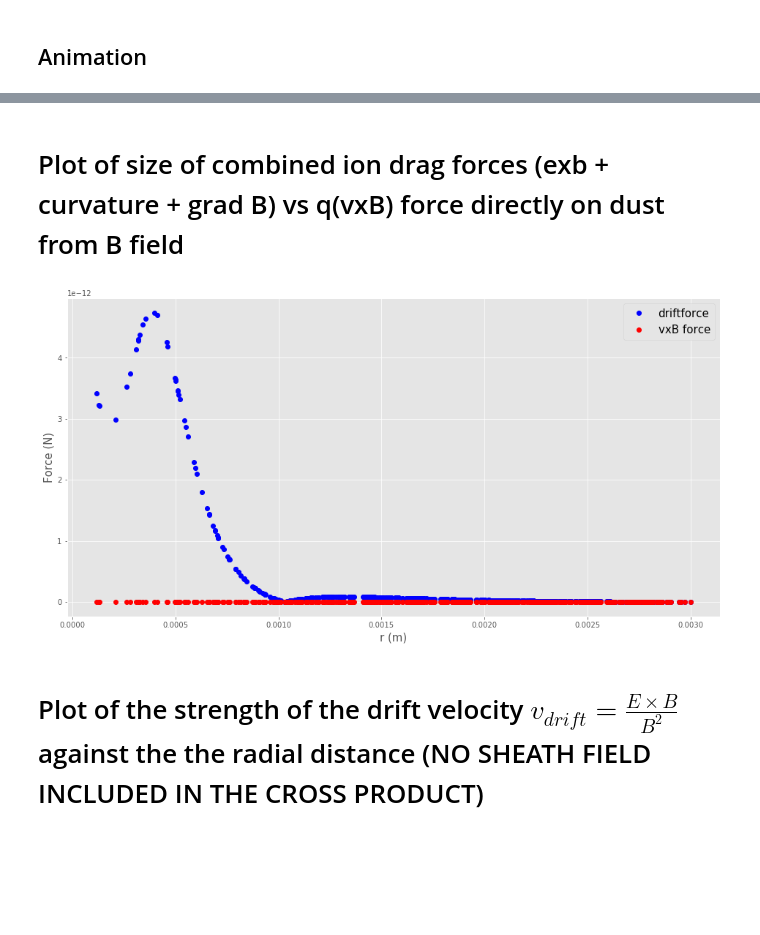
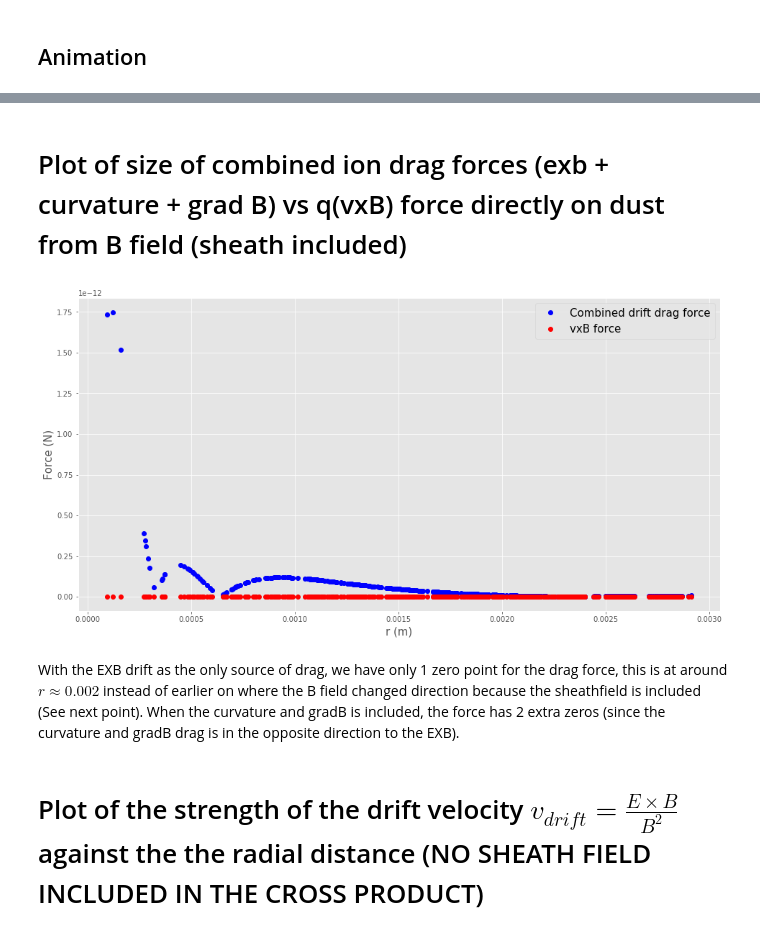
Before and after one commit to yue-wang-sabrina/dusty-plasmas, a Jupyter notebook: msci/jupyter/dust_analysis.ipynb, the cells around one changed output, grey strips where cells are left out. Cells and saved outputs as stored; diff of their text form; code cells hidden in the pictures; blank space fills up the shorter version.

Commit message:
Mainly changes to jupiter notebook files for dust_analysis to look at relationships of B field with others, also updated gradB derivation

```diff
--- a/msci/jupyter/dust_analysis.ipynb
+++ b/msci/jupyter/dust_analysis.ipynb
@@ -69,22 +66,15 @@ from msci.utils.utils import generate_particle_equilibrium_positions, prepare_mo
 from msci.analysis.analysis_dust import BEffectsAnalysis
 import msci.analysis.constants as const
 # %%
-positions = numpy.arange(const.lambdaD, 100*const.lambdaD, 3*const.lambdaD)
+positions = numpy.arange(const.lambdaD, 0.0035, 3*const.lambdaD)
 magcombinevel = []
 magexbvel =[]
 def norm(x):
     return numpy.sqrt(x[0]**2+x[1]**2+x[2]**2)
 
 for i in positions:
-    g0 = Dust(const.md, const.radd, const.lambdaD, const.phia, const.Zd * const.e, [0, 0, 0], [0, 0, 0],[0, 0, 0])
+    g0 = Dust(const, const.md, const.radd, const.lambdaD, const.phia, const.Zd * const.e, [0, 0, 0], [0, 0, 0],[0, 0, 0])
     g0.Bswitch = True
     g0.pos = [i,0,0.0003825734]
     magcombinevel.append(norm(g0.combinedrift(B=g0.dipoleB(r=const.dipolepos))))
     magexbvel.append(norm(g0.EXBDRIFT(B=g0.dipoleB(r=const.dipolepos))))
-
-plt.plot(positions,magcombinevel,'r-',label='combine drifts')
-plt.plot(positions,magexbvel,'b-', label='ExB drifts')
-plt.xlabel("r (m)")
-plt.ylabel(r'$v_{drift}$ (m/s)')
-plt.legend()
-plt.show()
@@ -96,7 +93,7 @@ plt.show()
 def norm(x):
     return numpy.sqrt(x[0]**2+x[1]**2+x[2]**2)
 
-beffect1 = BEffectsAnalysis()
+beffect1 = BEffectsAnalysis(const)
 beffect1.create_particles(
     numparticles=500,
     initpositions=generate_particle_equilibrium_positions()
@@ -106,7 +103,8 @@ beffect1.interact_and_iterate(
     iterationsB=2000,
     init_iterations=100,
     method='NoGibs',
-    modified_b_field=prepare_modified_b_field()
+    modified_b_field=prepare_modified_b_field(),
+    combineddrifts=False
 )
 beffect1.sort_positions_of_particles()
 # %%
@@ -117,7 +115,8 @@ radialfield=[]
 crossnosheath = []
 crosswithsheath = []
 Bfield=[]
-driftforcelist = []
+exbonlydriftforcelist = []
+combinedriftforcelist = []
 
 for i in beffect1.dustdict:
     positions.append(numpy.sqrt(beffect1.dustdict[i].pos[0]**2+beffect1.dustdict[i].pos[1]**2))
@@ -128,4 +127,5 @@ for i in beffect1.dustdict:
     crosswithsheath.append(norm(numpy.cross(beffect1.dustdict[i].radialfield()+beffect1.dustdict[i].sheathfield(),beffect1.dustdict[i].dipoleB(const.dipolepos))/normB**2))
     crossnosheath.append(norm(numpy.cross(beffect1.dustdict[i].radialfield(),beffect1.dustdict[i].dipoleB(const.dipolepos))/normB**2))
     vxbforcelist.append(norm(beffect1.dustdict[i].vxBforce()))
-    driftforcelist.append(norm(beffect1.dustdict[i].EXBacchybrid(B=beffect1.dustdict[i].dipoleB(const.dipolepos),combinedrifts=True)))
+    exbonlydriftforcelist.append(const.md*norm(beffect1.dustdict[i].EXBacchybrid(B=beffect1.dustdict[i].dipoleB(const.dipolepos),combinedrifts=False)))
+    combinedriftforcelist.append(const.md*norm(beffect1.dustdict[i].EXBacchybrid(B=beffect1.dustdict[i].dipoleB(const.dipolepos),combinedrifts=True)))
@@ -132,15 +144,17 @@ for i in beffect1.dustdict:
 # %% [markdown]
-# Plot of size of combined ion drag forces (exb + curvature + grad B) vs q(vxB) force directly on dust from B field
+# Plot of size of combined ion drag forces (exb + curvature + grad B) vs q(vxB) force directly on dust from B field (sheath included)
 # %%
 fig, ax = plt.subplots(nrows=1, ncols=1, figsize=(16, 8))
 
-ax.plot(positions,const.md*numpy.array(driftforcelist),'bo',label='driftforce')
+ax.plot(positions,numpy.array(combinedriftforcelist),'bo',label='Combined drift drag force')
 ax.plot(positions,vxbforcelist,'ro',label='vxB force')
 ax.set_xlabel("r (m)", fontsize=15)
 ax.set_ylabel("Force (N)", fontsize=15)
 ax.legend(fontsize=15);
 # %% [output]
-[figure, old version]
+[figure, new version]
+# %% [markdown]
+With the EXB drift as the only source of drag, we have only 1 zero point for the drag force, this is at around $r \approx 0.002$ instead of earlier on where the B field changed direction because the sheathfield is included (See next point). When the curvature and gradB is included, the force has 2 extra zeros (since the curvature and gradB drag is in the opposite direction to the EXB).
 # %% [markdown]
 # Plot of the strength of the drift velocity $v_{drift} = \frac{E \times B}{B^2}$ against the the radial distance (NO SHEATH FIELD INCLUDED IN THE CROSS PRODUCT)
 # %%
```
Also changed, not shown: parts of 18 cells of this notebook, 3 other files.
